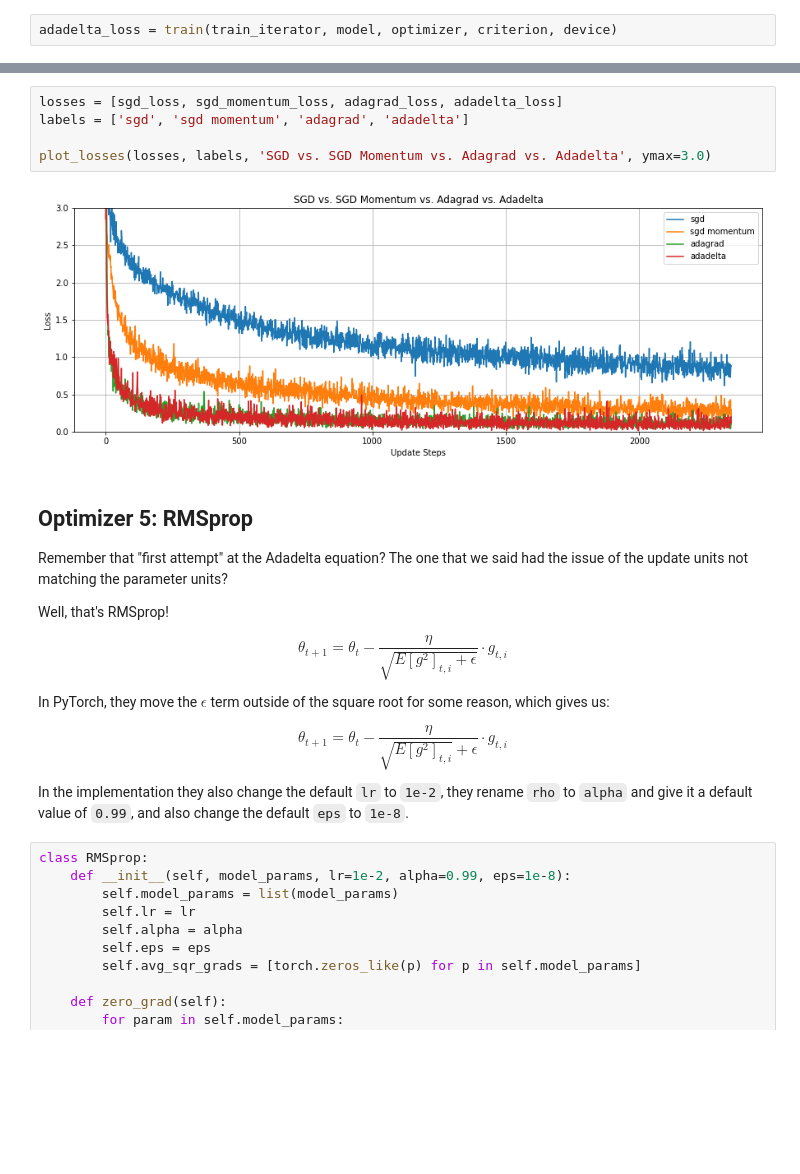
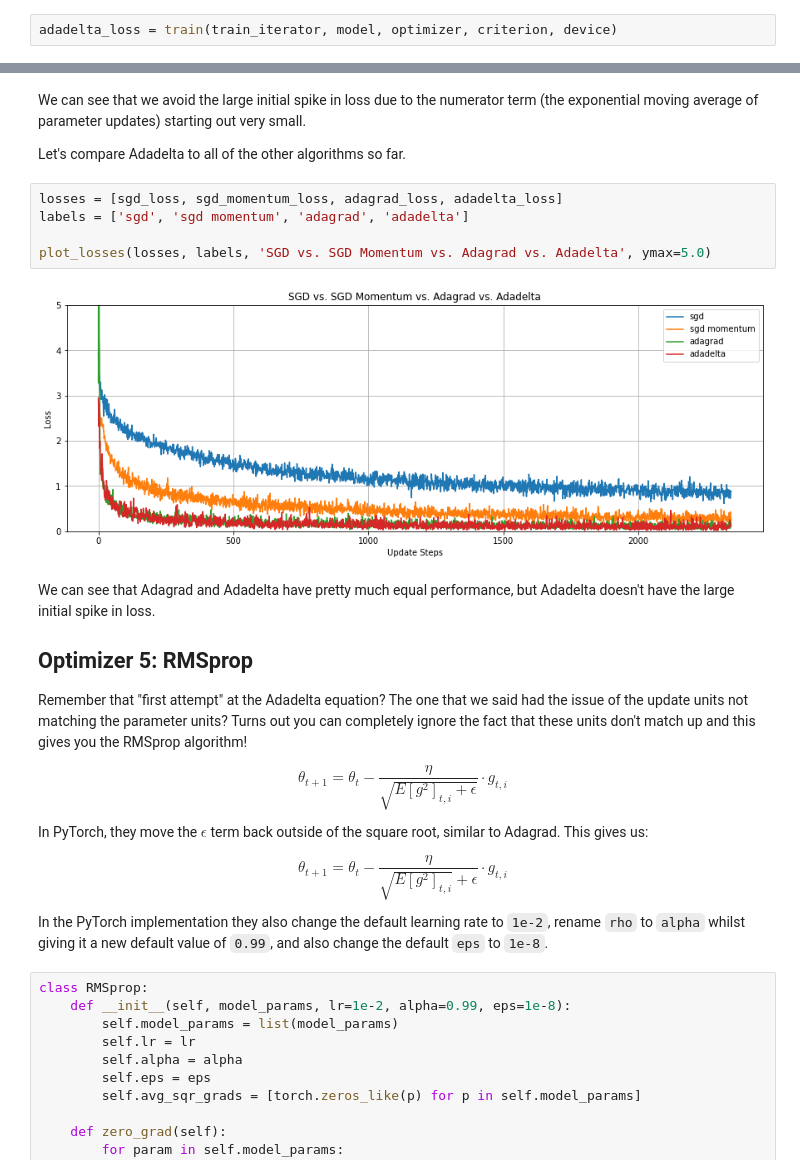
Before and after one commit to bentrevett/a-tour-of-pytorch-optimizers, a Jupyter notebook: a-tour-of-optimizers.ipynb, the cells around one changed output, grey strips where cells are left out. Drawn from its saved outputs; the diff is of its cells as text; blank space fills up the shorter version.

Commit message:
finished complete first draft

```diff
--- a/a-tour-of-optimizers.ipynb
+++ b/a-tour-of-optimizers.ipynb
@@ -479,24 +493,28 @@ plot_loss(adadelta_loss, 'Adadelta with lr=1.0, rho=0.9, eps=1e-6')
+# %% [markdown]
+We can see that we avoid the large initial spike in loss due to the numerator term (the exponential moving average of parameter updates) starting out very small.
+
+Let's compare Adadelta to all of the other algorithms so far.
 # %%
 losses = [sgd_loss, sgd_momentum_loss, adagrad_loss, adadelta_loss]
 labels = ['sgd', 'sgd momentum', 'adagrad', 'adadelta']
 
-plot_losses(losses, labels, 'SGD vs. SGD Momentum vs. Adagrad vs. Adadelta', ymax=3.0)
+plot_losses(losses, labels, 'SGD vs. SGD Momentum vs. Adagrad vs. Adadelta', ymax=5.0)
 # %% [output]
-[figure, old version]
+[figure, new version]
 # %% [markdown]
+We can see that Adagrad and Adadelta have pretty much equal performance, but Adadelta doesn't have the large initial spike in loss.
+
 ## Optimizer 5: RMSprop
 
-Remember that "first attempt" at the Adadelta equation? The one that we said had the issue of the update units not matching the parameter units?
-
-Well, that's RMSprop!
+Remember that "first attempt" at the Adadelta equation? The one that we said had the issue of the update units not matching the parameter units? Turns out you can completely ignore the fact that these units don't match up and this gives you the RMSprop algorithm!
 
 $$\theta_{t+1} = \theta_t - \frac{\eta}{\sqrt{E[g^2]_{t,i} + \epsilon}} \cdot g_{t,i}$$
 
-In PyTorch, they move the $\epsilon$ term outside of the square root for some reason, which gives us:
+In PyTorch, they move the $\epsilon$ term back outside of the square root, similar to Adagrad. This gives us:
 
 $$\theta_{t+1} = \theta_t - \frac{\eta}{\sqrt{E[g^2]_{t,i}} + \epsilon} \cdot g_{t,i}$$
 
-In the implementation they also change the default `lr` to `1e-2`, they rename `rho` to `alpha` and give it a default value of `0.99`, and also change the default `eps` to `1e-8`.
+In the PyTorch implementation they also change the default learning rate to `1e-2`, rename `rho` to `alpha` whilst giving it a new default value of `0.99`, and also change the default `eps` to `1e-8`.
 # %%
 class RMSprop:
     def __init__(self, model_params, lr=1e-2, alpha=0.99, eps=1e-8):
```
Also changed, not shown: parts of 47 cells of this notebook.
